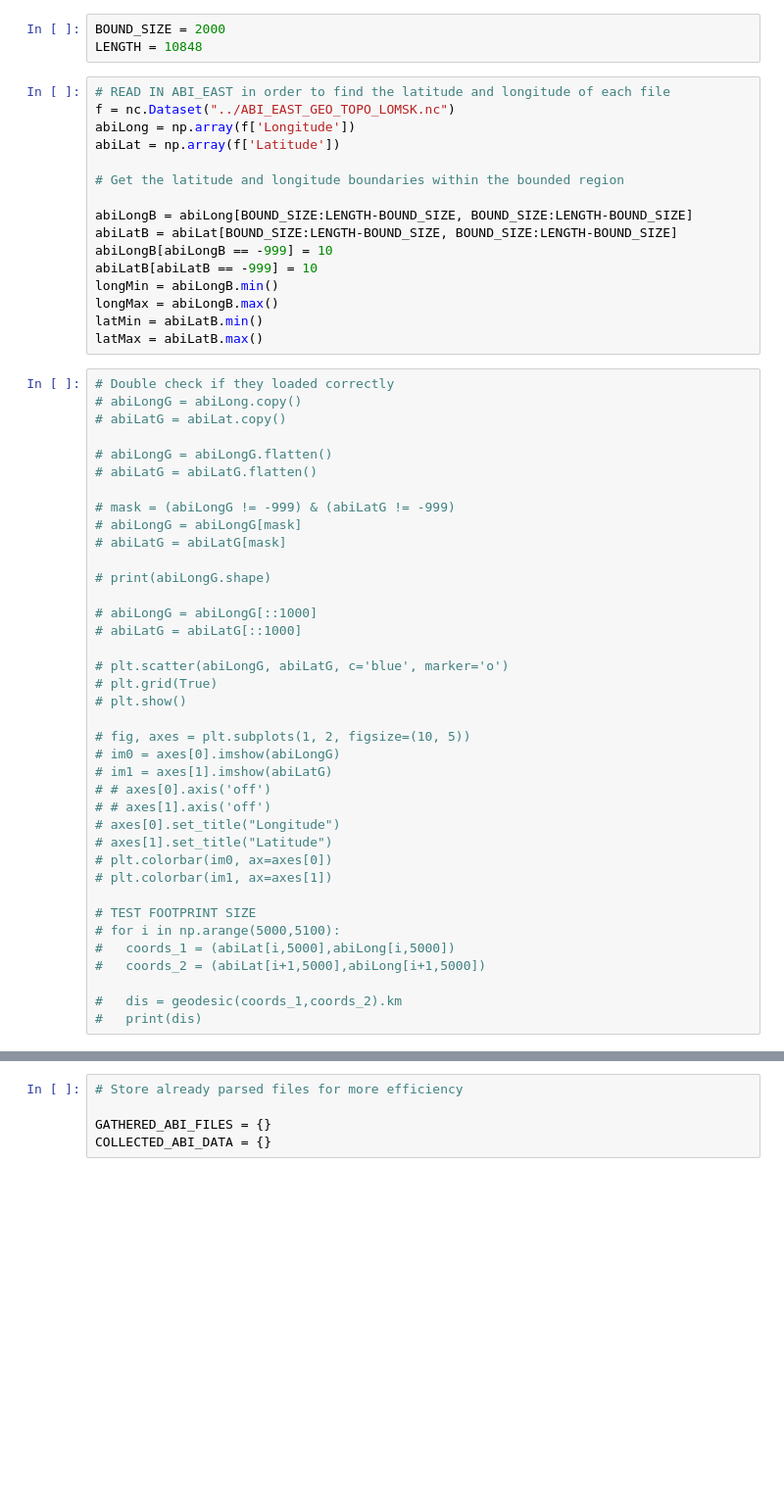
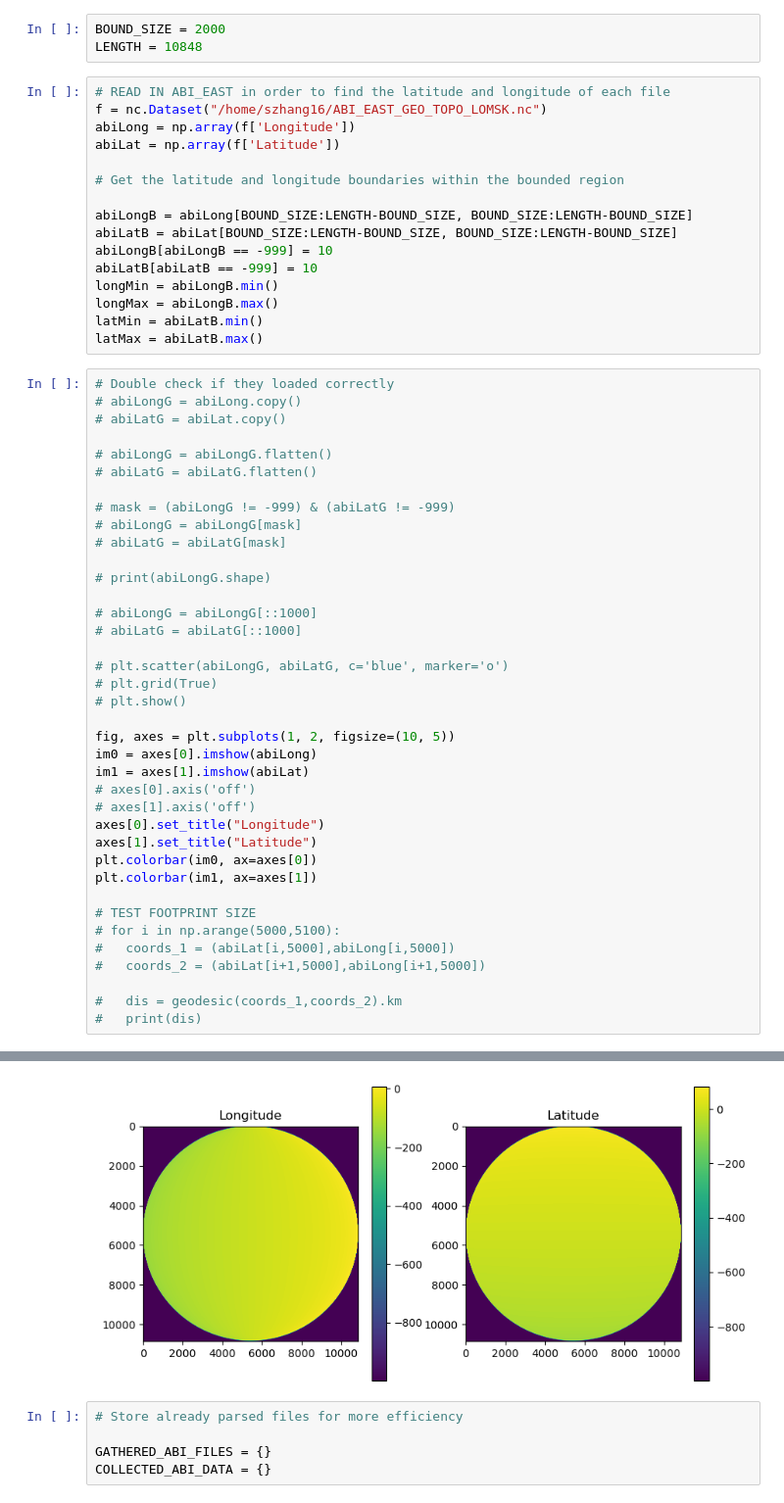
Before and after one commit to szhanggg/summer-internship-2024, a Jupyter notebook: abiChipCropping.ipynb, the cells around one changed output, grey strips where cells are left out. Shown at 98% size. Cells and saved outputs as stored; diff of their text form; blank space fills up the shorter version.

```diff
--- a/abiChipCropping.ipynb
+++ b/abiChipCropping.ipynb
@@ -178,7 +182,7 @@ BOUND_SIZE = 2000
 LENGTH = 10848
 # %%
 # READ IN ABI_EAST in order to find the latitude and longitude of each file
-f = nc.Dataset("../ABI_EAST_GEO_TOPO_LOMSK.nc")
+f = nc.Dataset("/home/szhang16/ABI_EAST_GEO_TOPO_LOMSK.nc")
 abiLong = np.array(f['Longitude'])
 abiLat = np.array(f['Latitude'])
 
@@ -213,15 +217,15 @@ latMax = abiLatB.max()
 # plt.grid(True)
 # plt.show()
 
-# fig, axes = plt.subplots(1, 2, figsize=(10, 5))
-# im0 = axes[0].imshow(abiLongG)
-# im1 = axes[1].imshow(abiLatG)
-# # axes[0].axis('off')
-# # axes[1].axis('off')
-# axes[0].set_title("Longitude")
-# axes[1].set_title("Latitude")
-# plt.colorbar(im0, ax=axes[0])
-# plt.colorbar(im1, ax=axes[1])
+fig, axes = plt.subplots(1, 2, figsize=(10, 5))
+im0 = axes[0].imshow(abiLong)
+im1 = axes[1].imshow(abiLat)
+# axes[0].axis('off')
+# axes[1].axis('off')
+axes[0].set_title("Longitude")
+axes[1].set_title("Latitude")
+plt.colorbar(im0, ax=axes[0])
+plt.colorbar(im1, ax=axes[1])
 
 # TEST FOOTPRINT SIZE
 # for i in np.arange(5000,5100):
@@ -230,3 +234,4 @@ latMax = abiLatB.max()
 
 #   dis = geodesic(coords_1,coords_2).km
 #   print(dis)
+# %% [output]
@@ -233,3 +239,4 @@ latMax = abiLatB.max()
+[figure, added]
 # %%
 # Store already parsed files for more efficiency
 
```
Also changed, not shown: parts of 5 cells of this notebook.
